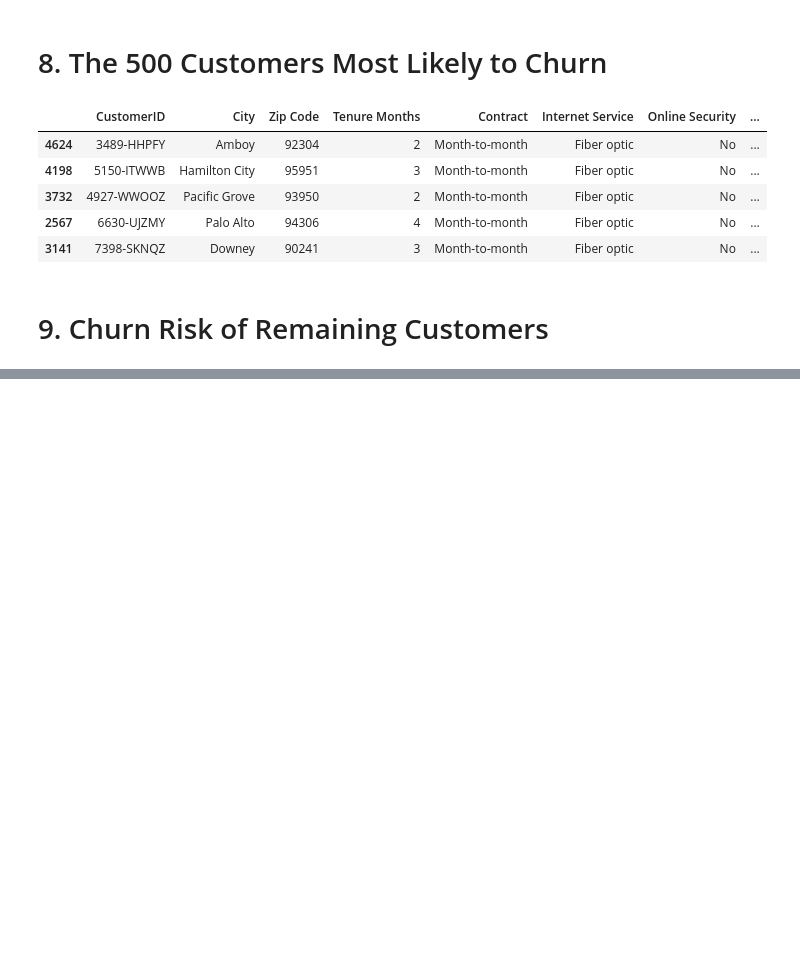
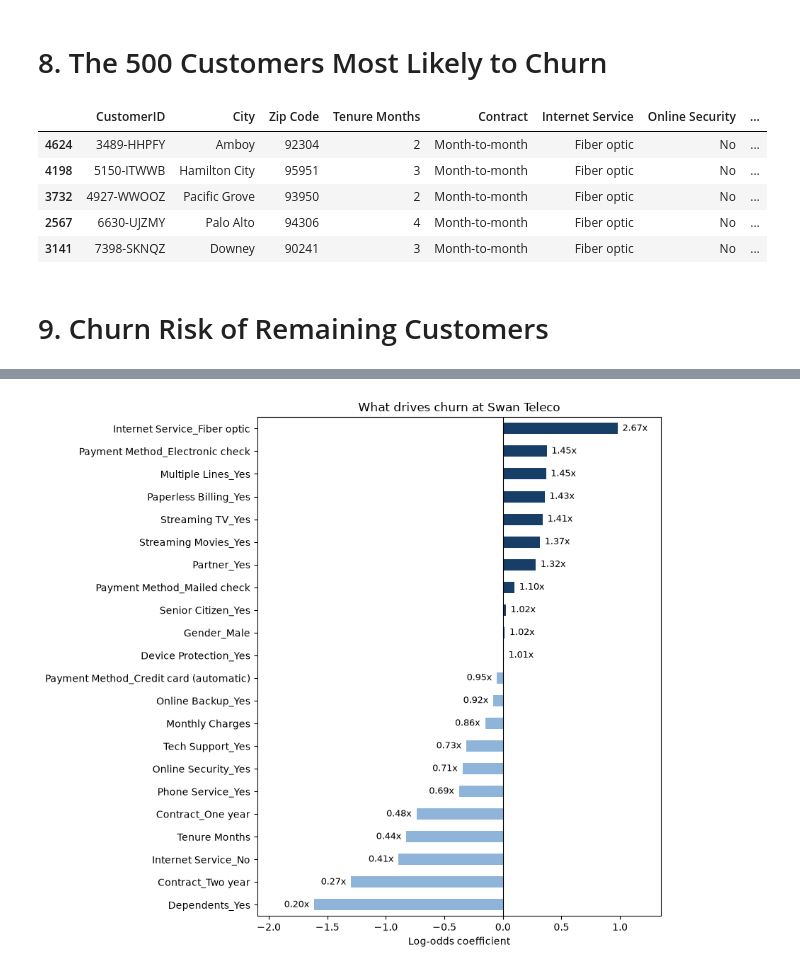
Before and after one commit to Bhumgara/df_swan_consulting, a Jupyter notebook: P7_EDA.ipynb, the cells around one changed output, grey strips where cells are left out. Drawn from its saved outputs; the diff is of its cells as text; code cells hidden in the pictures; blank space fills up the shorter version.

```diff
--- a/P7_EDA.ipynb
+++ b/P7_EDA.ipynb
@@ -288,0 +336,19 @@ risk_register.to_csv("churn_risk_register.csv", index=False)
+# %%
+ax = plot_df.plot.barh(x="feature", y="coefficient", figsize=(9, 8),
+                       legend=False, color=colours)
+ax.axvline(0, color="black", linewidth=.8)
+
+for bar, ratio in zip(ax.patches, plot_df["odds_ratio"]):
+    w = bar.get_width()
+    offset = 0.04 if w > 0 else -0.04
+    ax.text(w + offset, bar.get_y() + bar.get_height()/2, f"{ratio:.2f}x",
+            va="center", ha="left" if w > 0 else "right", fontsize=9)
+
+ax.set_xlim(-2.1, 1.35)
+ax.set_xlabel("Log-odds coefficient")
+ax.set_ylabel("")
+ax.set_title("What drives churn at Swan Teleco")
+plt.tight_layout()
+plt.show()
+# %% [output]
+[figure, added]
```
Also changed, not shown: parts of 3 cells of this notebook.
